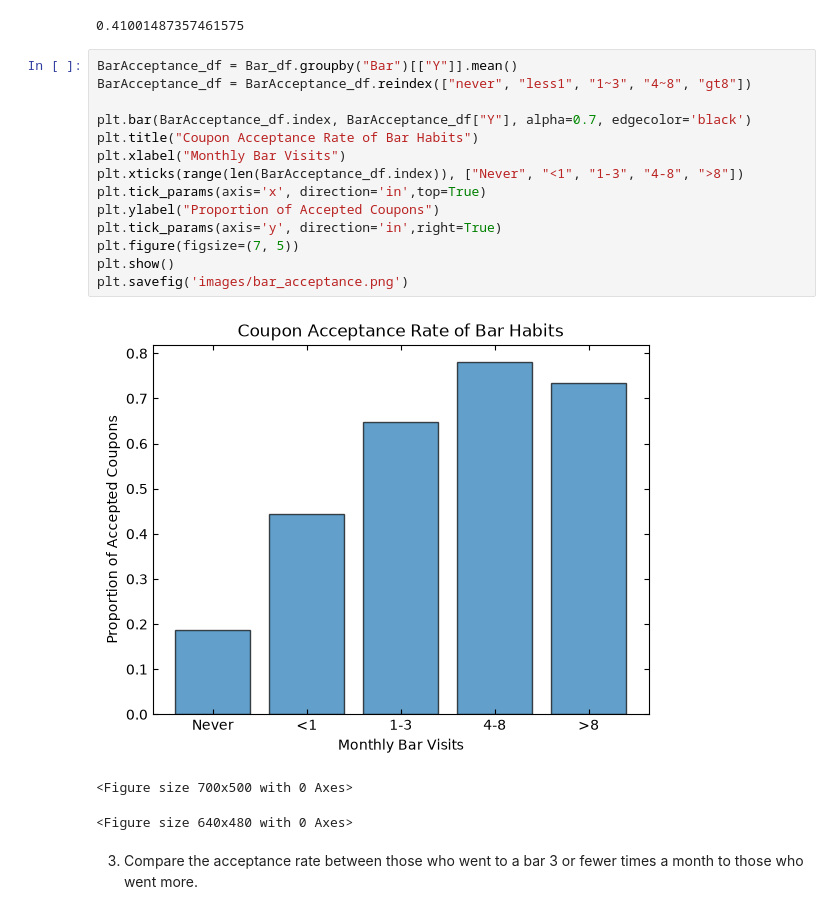
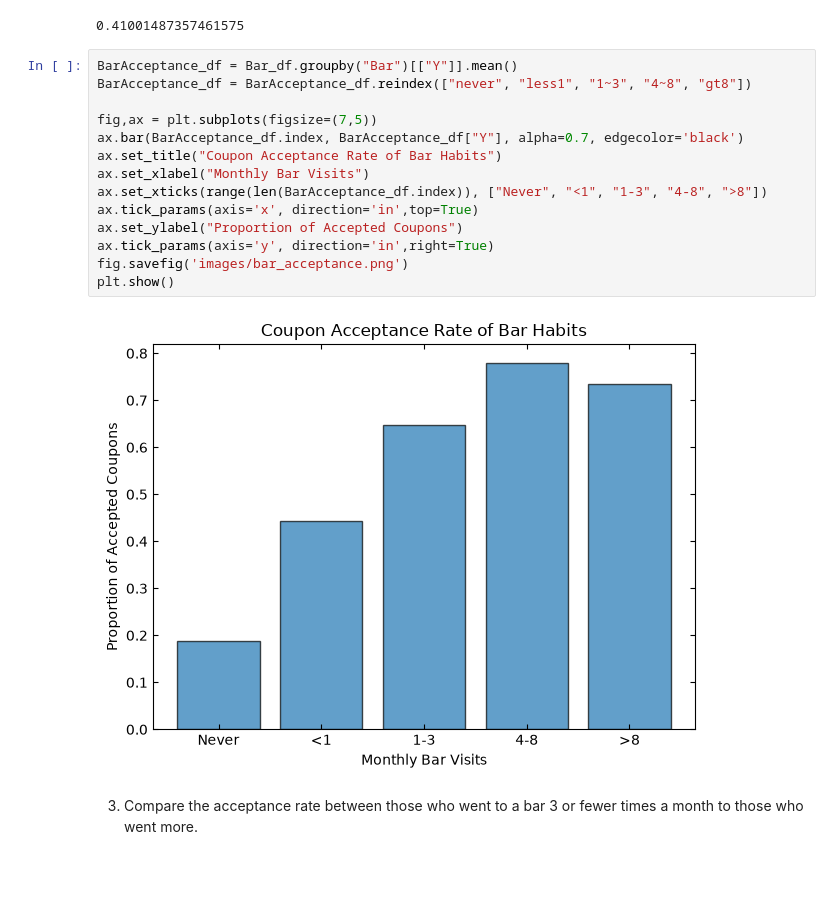
Before and after one commit to jbadger5/Assignment5.1, a Jupyter notebook: prompt.ipynb, the cells around one changed output. Saved outputs shown, nothing was run; the diff lists cells and outputs as text; blank space fills up the shorter version.

```diff
--- a/prompt.ipynb
+++ b/prompt.ipynb
@@ -199,21 +195,19 @@ print(Bar_df["Y"].mean())
 # %%
 BarAcceptance_df = Bar_df.groupby("Bar")[["Y"]].mean()
 BarAcceptance_df = BarAcceptance_df.reindex(["never", "less1", "1~3", "4~8", "gt8"])
 
-plt.bar(BarAcceptance_df.index, BarAcceptance_df["Y"], alpha=0.7, edgecolor='black')
-plt.title("Coupon Acceptance Rate of Bar Habits")
-plt.xlabel("Monthly Bar Visits")
-plt.xticks(range(len(BarAcceptance_df.index)), ["Never", "<1", "1-3", "4-8", ">8"])
-plt.tick_params(axis='x', direction='in',top=True)
-plt.ylabel("Proportion of Accepted Coupons")
-plt.tick_params(axis='y', direction='in',right=True)
-plt.figure(figsize=(7, 5))
+fig,ax = plt.subplots(figsize=(7,5))
+ax.bar(BarAcceptance_df.index, BarAcceptance_df["Y"], alpha=0.7, edgecolor='black')
+ax.set_title("Coupon Acceptance Rate of Bar Habits")
+ax.set_xlabel("Monthly Bar Visits")
+ax.set_xticks(range(len(BarAcceptance_df.index)), ["Never", "<1", "1-3", "4-8", ">8"])
+ax.tick_params(axis='x', direction='in',top=True)
+ax.set_ylabel("Proportion of Accepted Coupons")
+ax.tick_params(axis='y', direction='in',right=True)
+fig.savefig('images/bar_acceptance.png')
 plt.show()
-plt.savefig('images/bar_acceptance.png')
 # %% [output]
-[figure, old version]
+[figure, new version]
-<Figure size 700x500 with 0 Axes>
-<Figure size 640x480 with 0 Axes>
 # %% [markdown]
 3. Compare the acceptance rate between those who went to a bar 3 or fewer times a month to those who went more.
 # %%
```
Also changed, not shown: parts of 6 cells of this notebook, 4 other files.
